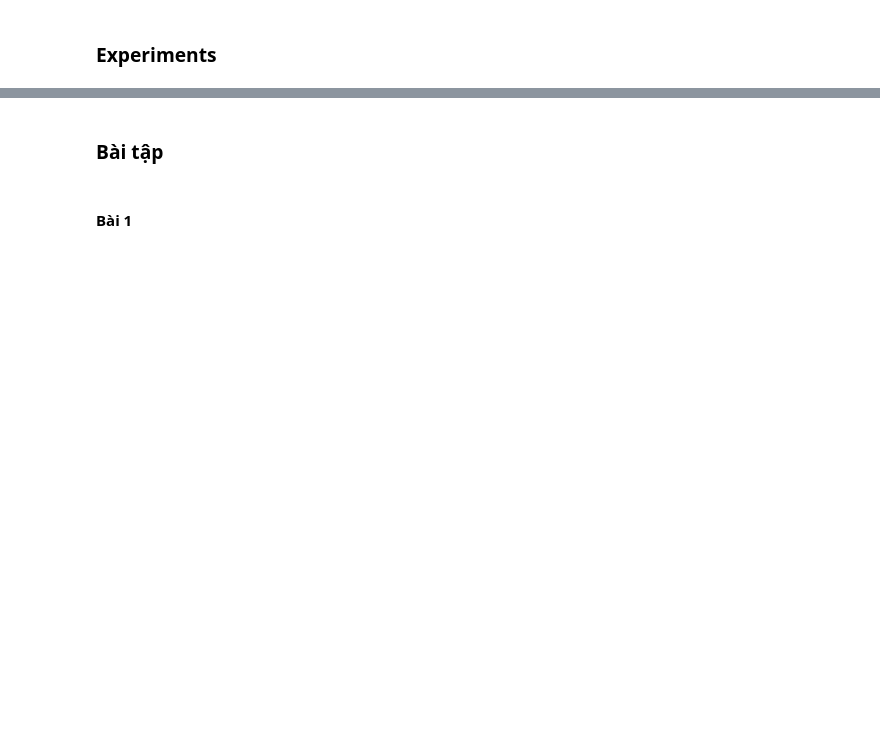
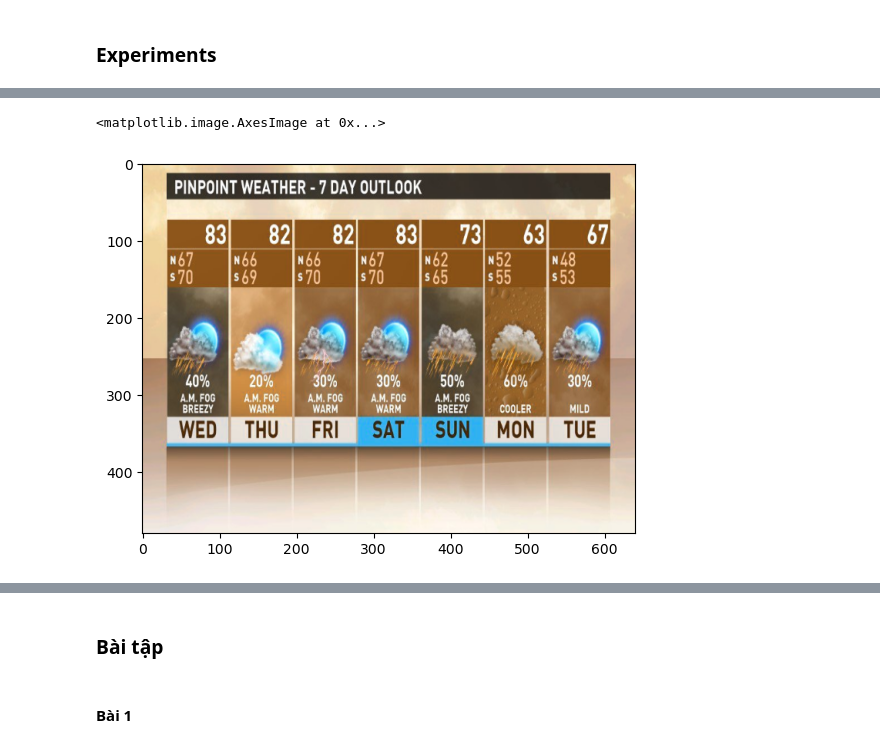
Before and after one commit to WibuNek0/AIO_Daily, a Jupyter notebook: Source Code/Week13/Day66.ipynb, the cells around one changed output, grey strips where cells are left out. Drawn from its saved outputs; the diff is of its cells as text; code cells hidden in the pictures; blank space fills up the shorter version.

```diff
--- a/Source Code/Week13/Day66.ipynb
+++ b/Source Code/Week13/Day66.ipynb
@@ -116,0 +154,5 @@ ob_image = cv2.imread('object.png')
+# %%
+plt.imshow(bg_image2)
+# %% [output]
+<matplotlib.image.AxesImage at 0x...>
+[figure, added]
```
Also changed, not shown: parts of 29 cells of this notebook.
